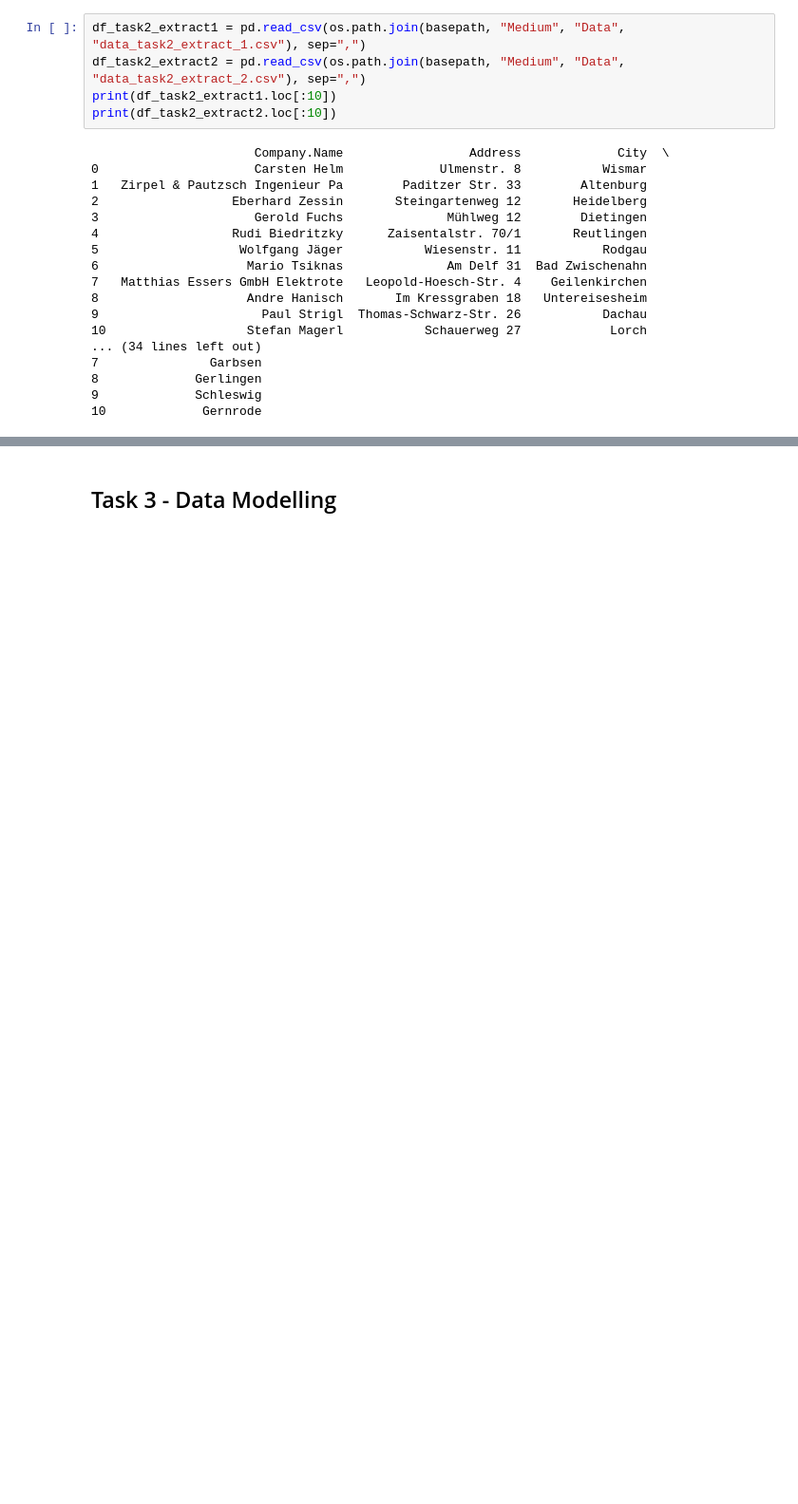
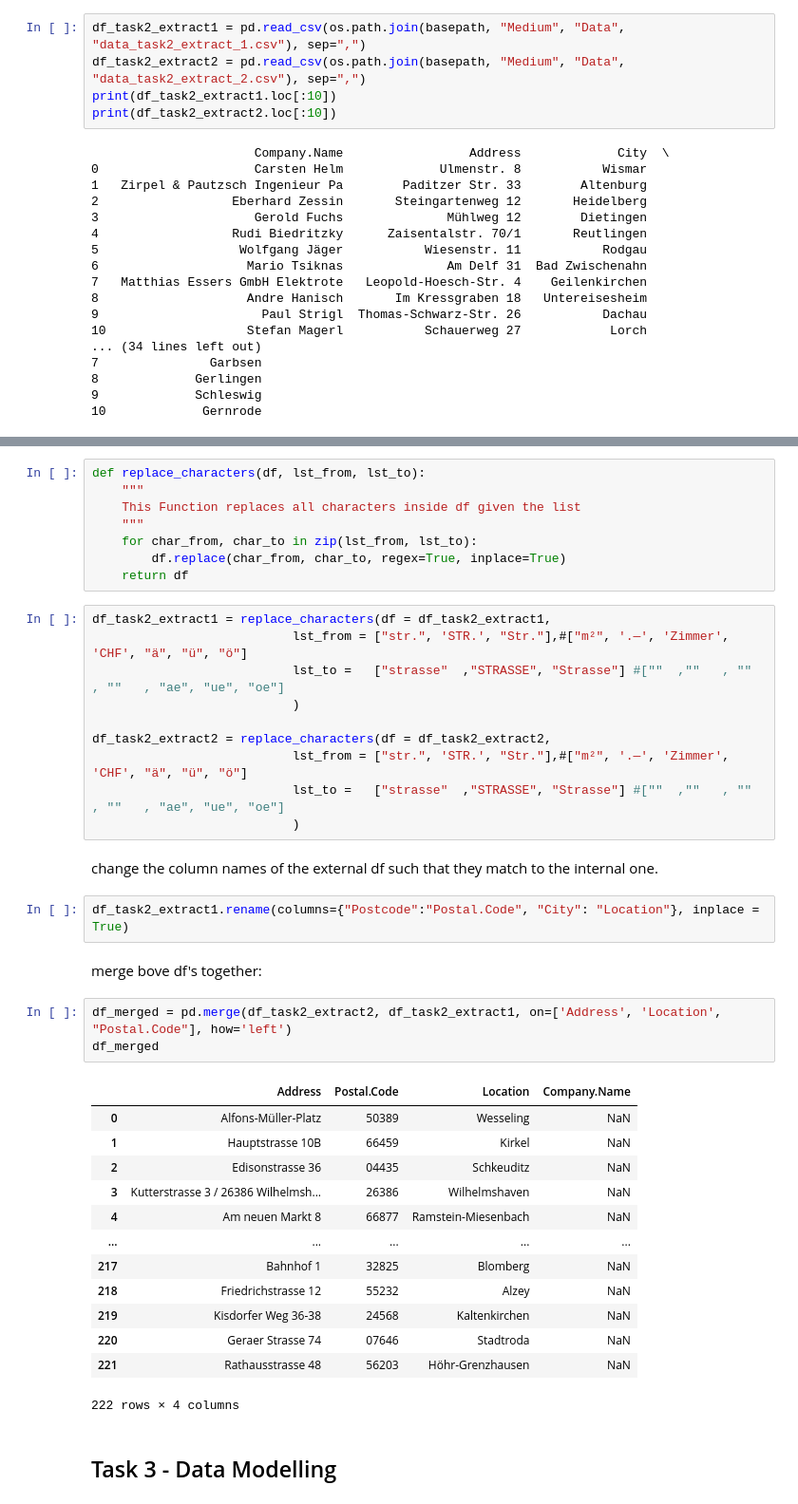
Before and after one commit to PascalDataScience/Coding-Challenge, a Jupyter notebook: Medium/Challenge_Medium_1.ipynb, the cells around one changed output, grey strips where cells are left out. Shown at 95% size. Cells and saved outputs as stored; diff of their text form; blank space fills up the shorter version.

```diff
--- a/Medium/Challenge_Medium_1.ipynb
+++ b/Medium/Challenge_Medium_1.ipynb
@@ -192,3 +174,44 @@ My understanding of this task is to match the company Names of the webscraped li
+# %%
+def replace_characters(df, lst_from, lst_to):
+    """
+    This Function replaces all characters inside df given the list
+    """
+    for char_from, char_to in zip(lst_from, lst_to):
+        df.replace(char_from, char_to, regex=True, inplace=True)
+    return df
+# %%
+df_task2_extract1 = replace_characters(df = df_task2_extract1,
+                           lst_from = ["str.", 'STR.', "Str."],#["m²", '.—', 'Zimmer', 'CHF', "ä", "ü", "ö"]
+                           lst_to =   ["strasse"  ,"STRASSE", "Strasse"] #[""  ,""   , ""      , ""   , "ae", "ue", "oe"]
+                           )
+
+df_task2_extract2 = replace_characters(df = df_task2_extract2,
+                           lst_from = ["str.", 'STR.', "Str."],#["m²", '.—', 'Zimmer', 'CHF', "ä", "ü", "ö"]
+                           lst_to =   ["strasse"  ,"STRASSE", "Strasse"] #[""  ,""   , ""      , ""   , "ae", "ue", "oe"]
+                           )
+# %% [markdown]
+change the column names of the external df such that they match to the internal one.
+# %%
+df_task2_extract1.rename(columns={"Postcode":"Postal.Code", "City": "Location"}, inplace = True)
+# %% [markdown]
+merge bove df's together:
+# %%
+df_merged = pd.merge(df_task2_extract2, df_task2_extract1, on=['Address', 'Location', "Postal.Code"], how='left')
+df_merged
+# %% [output]
+|  | Address | Postal.Code | Location | Company.Name |
+| 0 | Alfons-Müller-Platz | 50389 | Wesseling | NaN |
+| 1 | Hauptstrasse 10B | 66459 | Kirkel | NaN |
+| 2 | Edisonstrasse 36 | 04435 | Schkeuditz | NaN |
+| 3 | Kutterstrasse 3 / 26386 Wilhelmsh... | 26386 | Wilhelmshaven | NaN |
+| 4 | Am neuen Markt 8 | 66877 | Ramstein-Miesenbach | NaN |
+| ... | ... | ... | ... | ... |
+| 217 | Bahnhof 1 | 32825 | Blomberg | NaN |
+| 218 | Friedrichstrasse 12 | 55232 | Alzey | NaN |
+| 219 | Kisdorfer Weg 36-38 | 24568 | Kaltenkirchen | NaN |
+| 220 | Geraer Strasse 74 | 07646 | Stadtroda | NaN |
+| 221 | Rathausstrasse 48 | 56203 | Höhr-Grenzhausen | NaN |
+222 rows × 4 columns
 # %% [markdown]
 ## Task 3 - Data  Modelling
 # %% [markdown]
```
Also changed, not shown: parts of 7 cells of this notebook, 1 other file.
